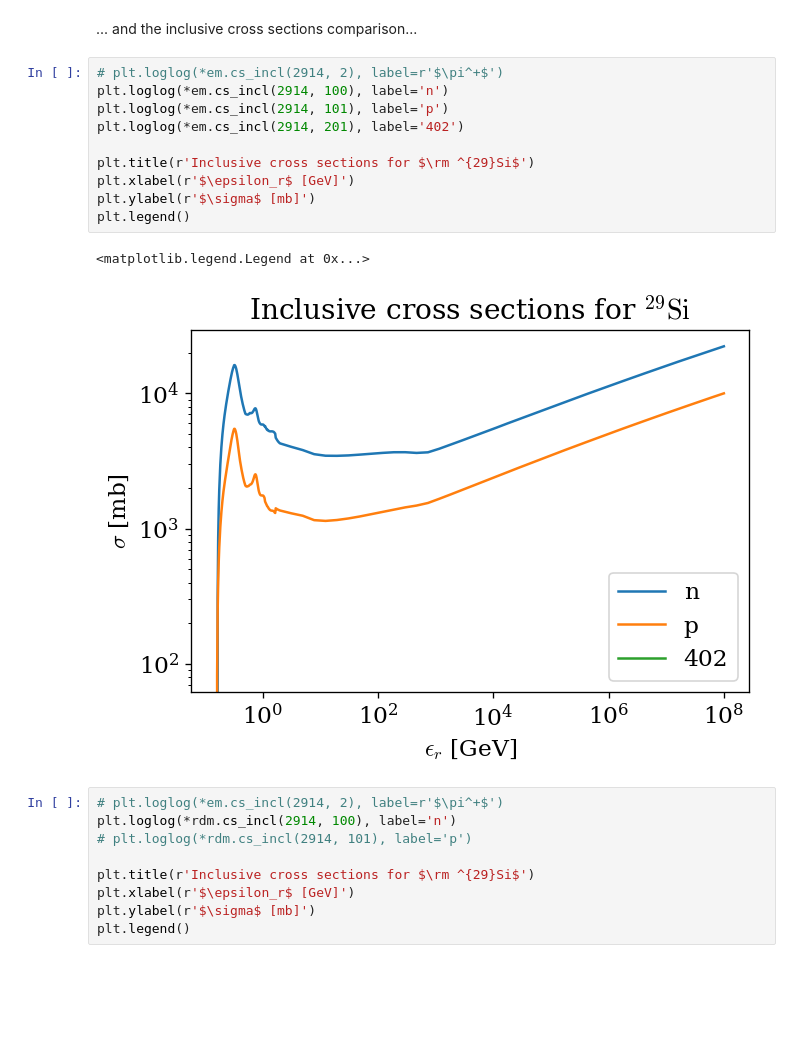
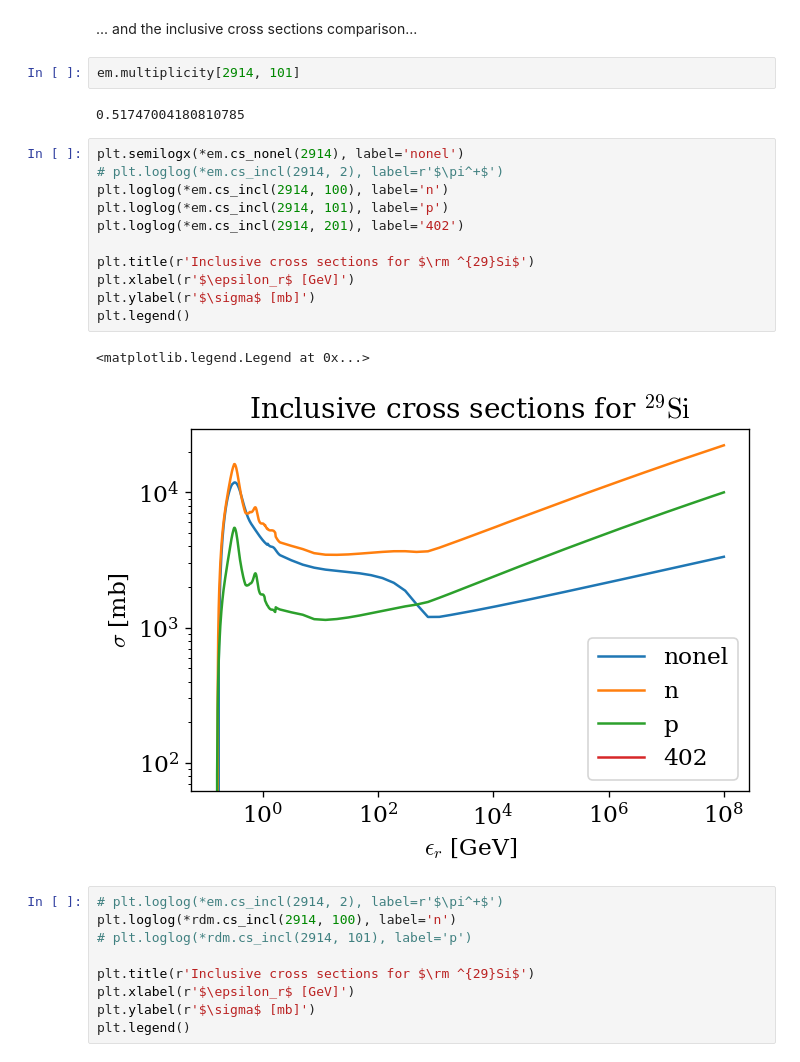
Before and after one commit to mohller/AstroPhoMes, a Jupyter notebook: examples/Howto_example.ipynb, the cells around one changed output. Drawn from its saved outputs; the diff is of its cells as text; blank space fills up the shorter version.

```diff
--- a/examples/Howto_example.ipynb
+++ b/examples/Howto_example.ipynb
@@ -110,18 +114,23 @@ Text(0,0.5,'$\\sigma$ [mb]')
 # %% [markdown]
 ... and the inclusive cross sections comparison...
+# %%
+em.multiplicity[2914, 101]
+# %% [output]
+0.51747004180810785
 # %%
+plt.semilogx(*em.cs_nonel(2914), label='nonel')
 # plt.loglog(*em.cs_incl(2914, 2), label=r'$\pi^+$')
 plt.loglog(*em.cs_incl(2914, 100), label='n')
 plt.loglog(*em.cs_incl(2914, 101), label='p')
 plt.loglog(*em.cs_incl(2914, 201), label='402')
 
 plt.title(r'Inclusive cross sections for $\rm ^{29}Si$')
 plt.xlabel(r'$\epsilon_r$ [GeV]')
 plt.ylabel(r'$\sigma$ [mb]')
 plt.legend()
 # %% [output]
 <matplotlib.legend.Legend at 0x...>
-[figure, old version]
+[figure, new version]
 # %%
 # plt.loglog(*em.cs_incl(2914, 2), label=r'$\pi^+$')
 plt.loglog(*rdm.cs_incl(2914, 100), label='n')
```
Also changed, not shown: parts of 2 cells of this notebook, 3 other files.
